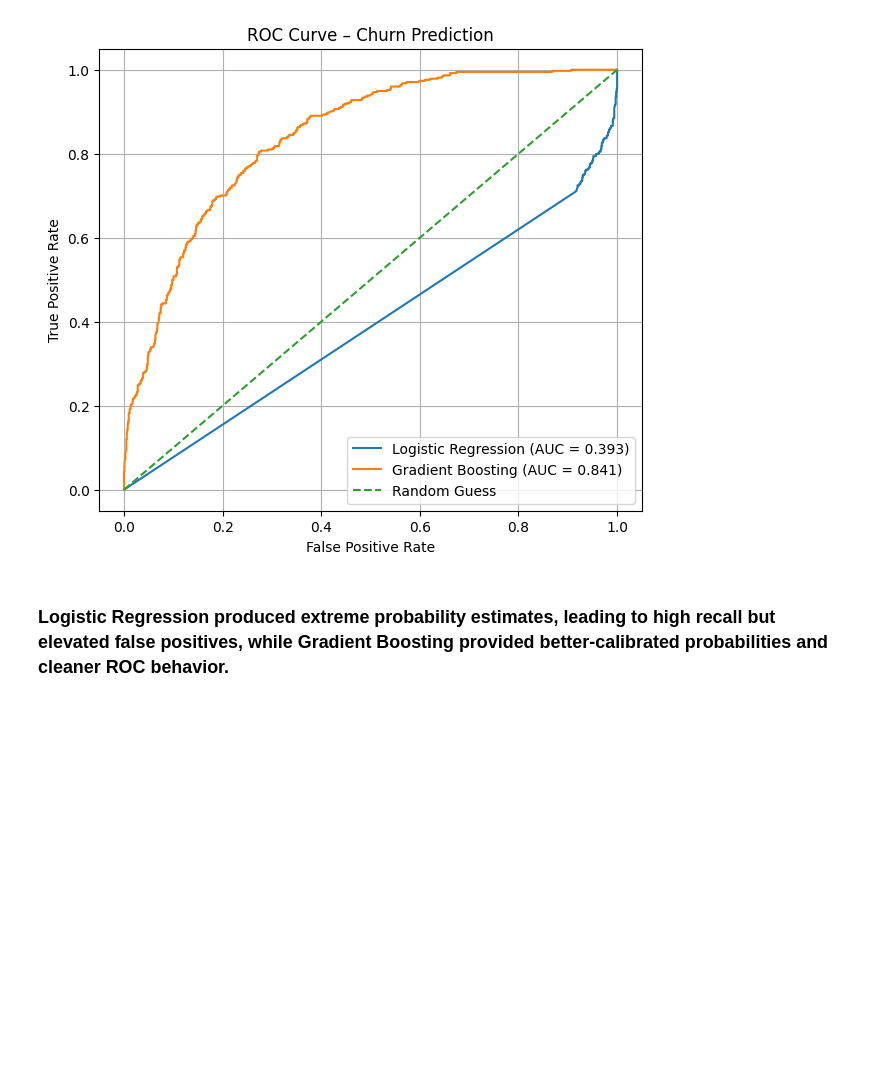
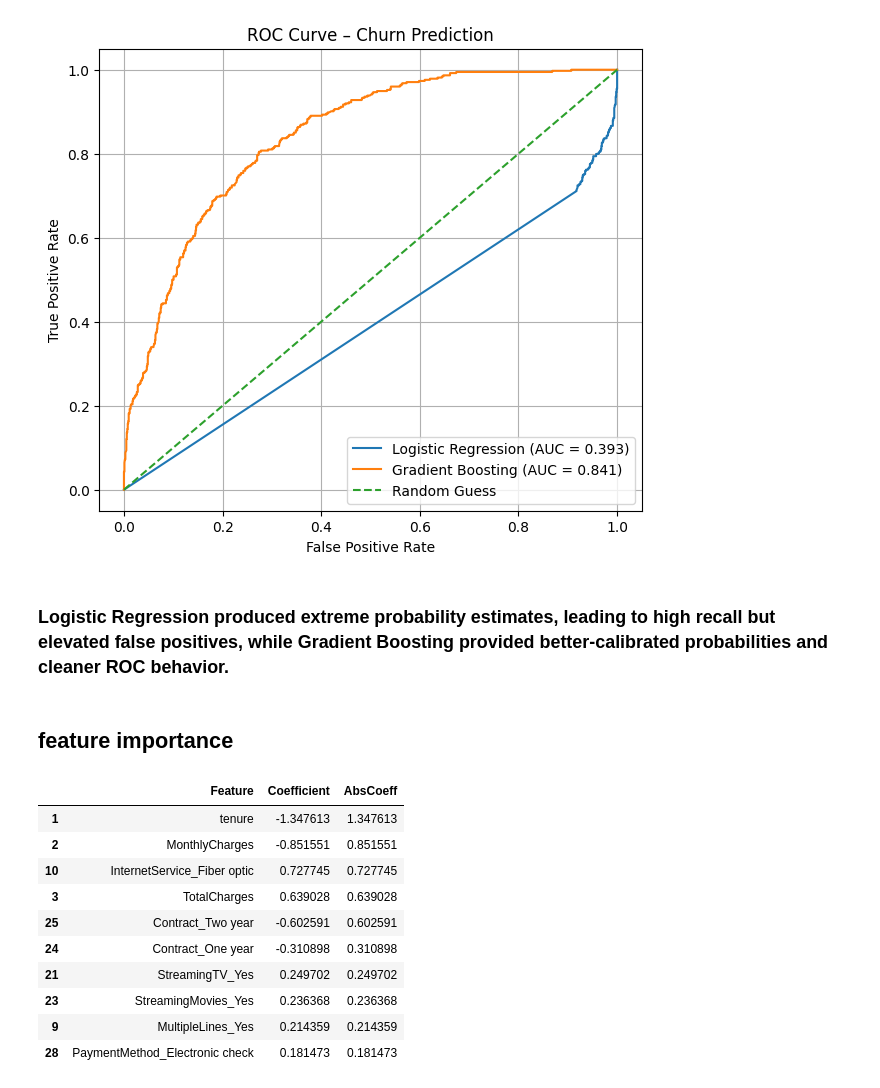
Before and after one commit to parinitaaa/customer-churn-ml, a Jupyter notebook: notebook/notebook.ipynb, the cells around one changed output. Saved outputs shown, nothing was run; the diff lists cells and outputs as text; code cells hidden in the pictures; blank space fills up the shorter version.

```diff
--- a/notebook/notebook.ipynb
+++ b/notebook/notebook.ipynb
@@ -350,3 +350,34 @@ plt.show()
 [figure]
 # %% [markdown]
 ### Logistic Regression produced extreme probability estimates, leading to high recall but elevated false positives, while Gradient Boosting provided better-calibrated probabilities and cleaner ROC behavior.
+# %% [markdown]
+## feature importance
+# %%
+#LOGISTIC REGRESSION
+
+# Get coefficients
+logreg_importance = pd.DataFrame({
+    "Feature": X.columns,
+    "Coefficient": log_reg.coef_[0]
+})
+
+# Sort by absolute impact
+logreg_importance["AbsCoeff"] = logreg_importance["Coefficient"].abs()
+logreg_importance = logreg_importance.sort_values("AbsCoeff", ascending=False)
+
+logreg_importance.head(10)
+  #Positive coefficient = increases churn probability
+  #Negative coefficient = decreases churn probability
+  #Larger magnitude = stronger influence
+# %% [output]
+|  | Feature | Coefficient | AbsCoeff |
+| 1 | tenure | -1.347613 | 1.347613 |
+| 2 | MonthlyCharges | -0.851551 | 0.851551 |
+| 10 | InternetService_Fiber optic | 0.727745 | 0.727745 |
+| 3 | TotalCharges | 0.639028 | 0.639028 |
+| 25 | Contract_Two year | -0.602591 | 0.602591 |
+| 24 | Contract_One year | -0.310898 | 0.310898 |
+| 21 | StreamingTV_Yes | 0.249702 | 0.249702 |
+| 23 | StreamingMovies_Yes | 0.236368 | 0.236368 |
+| 9 | MultipleLines_Yes | 0.214359 | 0.214359 |
+| 28 | PaymentMethod_Electronic check | 0.181473 | 0.181473 |
```
Also changed, not shown: parts of 2 cells of this notebook.
